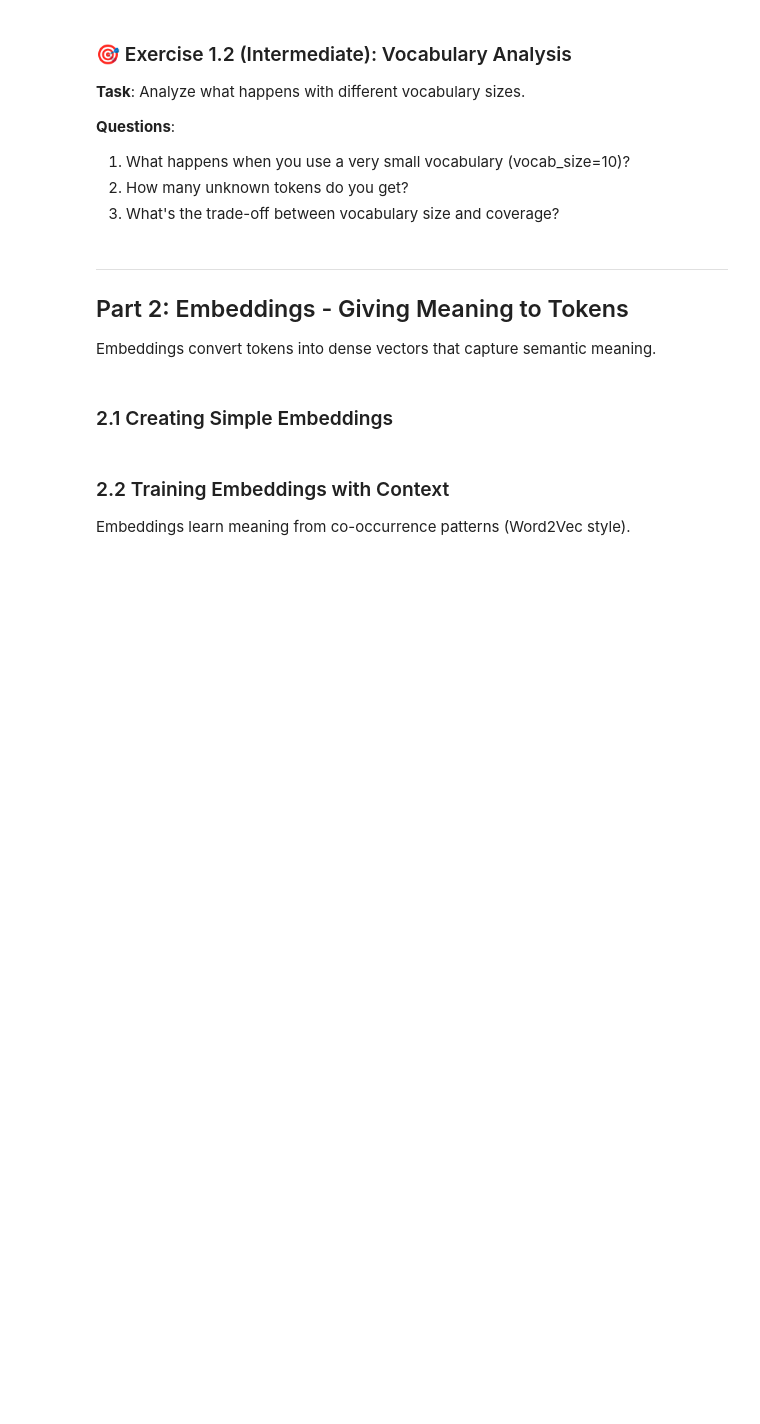
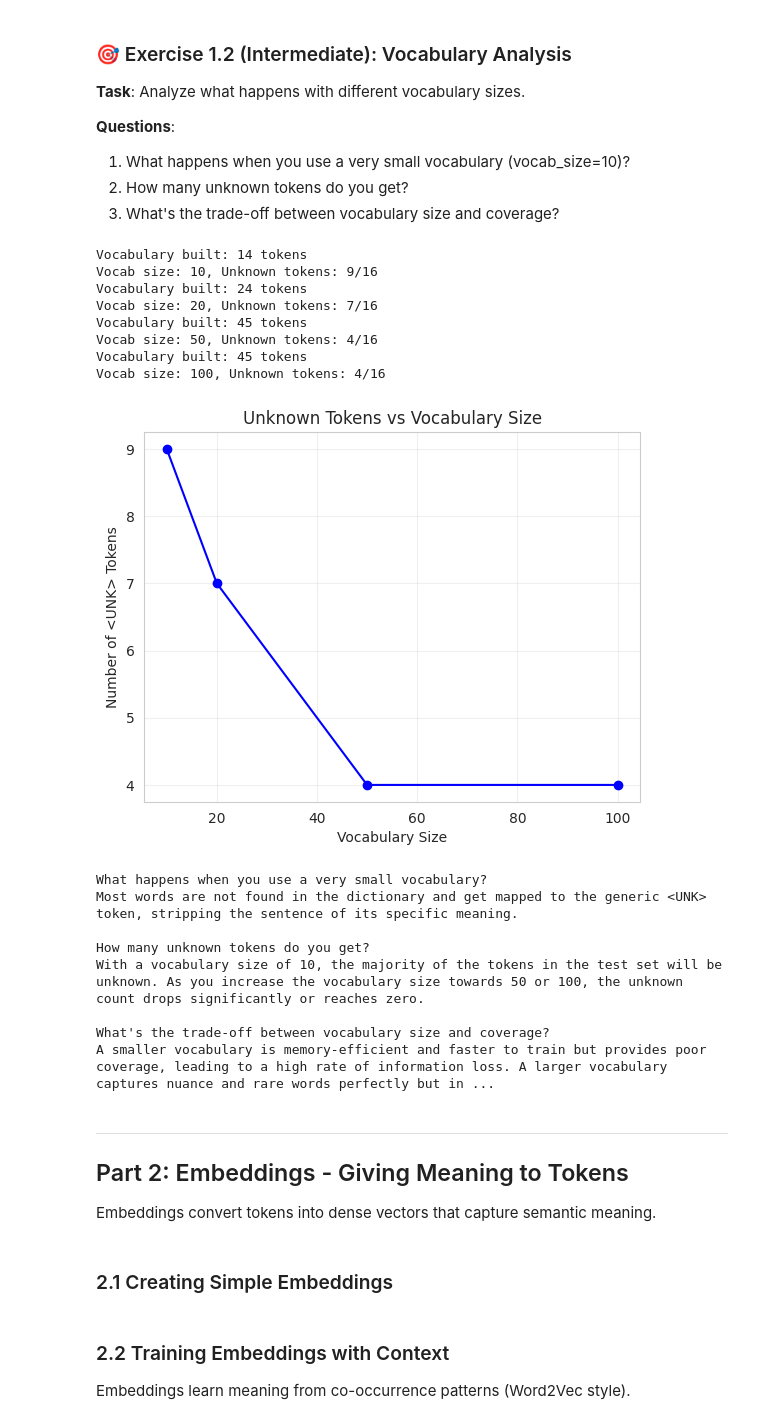
Before and after one commit to exornamb/AI_school, a Jupyter notebook: 02_llm_architecture_anatomy.ipynb, the cells around one changed output. Cells and saved outputs as stored; diff of their text form; code cells hidden in the pictures; blank space fills up the shorter version.

```diff
--- a/02_llm_architecture_anatomy.ipynb
+++ b/02_llm_architecture_anatomy.ipynb
@@ -254,3 +240,66 @@ for size in vocab_sizes:
+# %%
+
+
+vocab_sizes = [10, 20, 50, 100]
+test_texts = [
+    "I love running and programming",
+    "Coffee is essential for productivity",
+    "Weekend activities include hiking and reading",
+]
+
+results = []
+
+for size in vocab_sizes:
+    tokenizer = SimpleTokenizer(vocab_size=size)
+    tokenizer.build_vocab(training_texts)
+
+    unk_id = tokenizer.word_to_id['<UNK>']
+    unk_count = 0
+    total_tokens = 0
+
+    for text in test_texts:
+        encoded = tokenizer.encode(text)
+        unk_count += encoded.count(unk_id)
+        total_tokens += len(encoded)
+
+    results.append(unk_count)
+    print(f"Vocab size: {size}, Unknown tokens: {unk_count}/{total_tokens}")
+
+plt.plot(vocab_sizes, results, marker='o', color='blue')
+plt.title('Unknown Tokens vs Vocabulary Size')
+plt.xlabel('Vocabulary Size')
+plt.ylabel('Number of <UNK> Tokens')
+plt.grid(True, alpha=0.3)
+plt.show()
+
+print("""
+What happens when you use a very small vocabulary?
+Most words are not found in the dictionary and get mapped to the generic <UNK> token, stripping the sentence of its specific meaning.
+
+How many unknown tokens do you get?
+With a vocabulary size of 10, the majority of the tokens in the test set will be unknown. As you increase the vocabulary size towards 50 or 100, the unknown count drops significantly or reaches zero.
+
+What's the trade-off between vocabulary size and coverage?
+A smaller vocabulary is memory-efficient and faster to train but provides poor coverage, leading to a high rate of information loss. A larger vocabulary captures nuance and rare words perfectly but increases memory consumption and computational cost.
+""")
+# %% [output]
+Vocabulary built: 14 tokens
+Vocab size: 10, Unknown tokens: 9/16
+Vocabulary built: 24 tokens
+Vocab size: 20, Unknown tokens: 7/16
+Vocabulary built: 45 tokens
+Vocab size: 50, Unknown tokens: 4/16
+Vocabulary built: 45 tokens
+Vocab size: 100, Unknown tokens: 4/16
+[figure, added]
+What happens when you use a very small vocabulary?
+Most words are not found in the dictionary and get mapped to the generic <UNK> token, stripping the sentence of its specific meaning.
+
+How many unknown tokens do you get?
+With a vocabulary size of 10, the majority of the tokens in the test set will be unknown. As you increase the vocabulary size towards 50 or 100, the unknown count drops significantly or reaches zero.
+
+What's the trade-off between vocabulary size and coverage?
+A smaller vocabulary is memory-efficient and faster to train but provides poor coverage, leading to a high rate of information loss. A larger vocabulary captures nuance and rare words perfectly but in ...
 # %% [markdown]
 ---
 ## Part 2: Embeddings - Giving Meaning to Tokens
```
Also changed, not shown: parts of 3 cells of this notebook.
